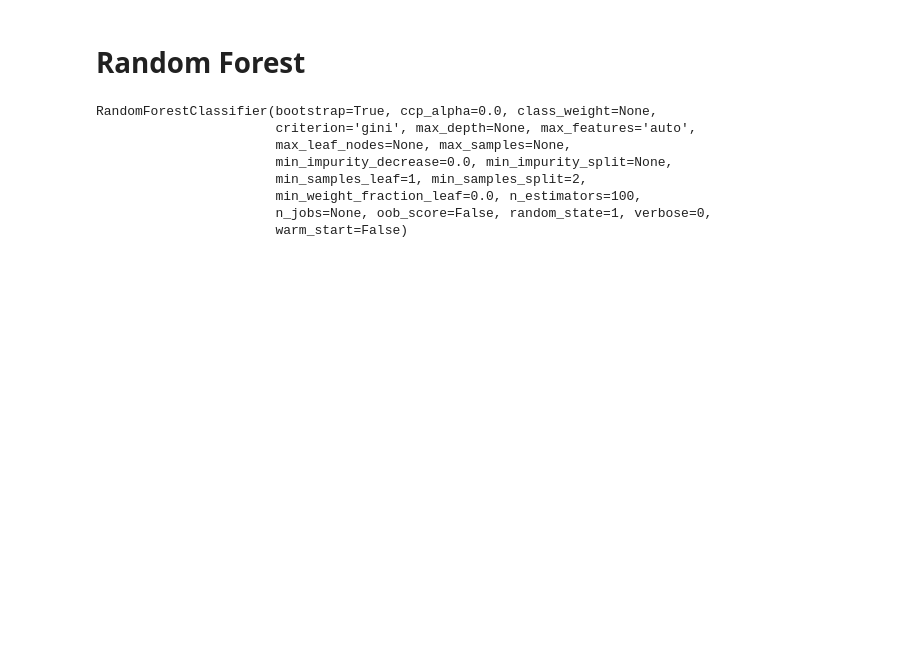
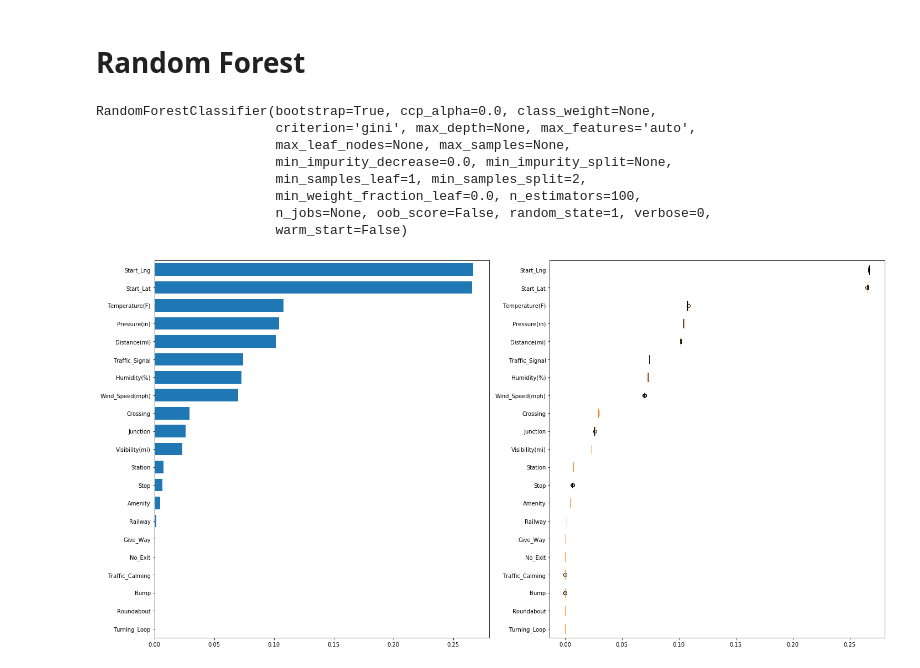
Before and after one commit to Anitaliky/Machine-Learning-2-Project, a Jupyter notebook: basic model.ipynb, the cells around one changed output. Saved outputs shown, nothing was run; the diff lists cells and outputs as text; code cells hidden in the pictures; blank space fills up the shorter version.

Commit message:
Permutation Importance - Accuracy

```diff
--- a/basic model.ipynb
+++ b/basic model.ipynb
@@ -96,6 +96,8 @@ df = df[flot+bol+['Severity']].dropna()
 print(len(df))
 df = df.head(1000000)
 # display(df)
+df.loc[df['Severity'].isin([1, 2]), 'Severity'] = 0
+df.loc[df['Severity'].isin([3, 4]), 'Severity'] = 1
 # %% [output]
 |  | ID | Source | TMC | Severity | Start_Time | End_Time | Start_Lat | Start_Lng | End_Lat | End_Lng | ... |
 | 0 | A-1 | MapQuest | 201.0 | 3 | 2016-02-08 05:46:00 | 2016-02-08 11:00:00 | 39.865147 | -84.058723 | NaN | NaN | ... |
@@ -168,3 +170,5 @@ RandomForestClassifier(bootstrap=True, ccp_alpha=0.0, class_weight=None,
                        min_weight_fraction_leaf=0.0, n_estimators=100,
                        n_jobs=None, oob_score=False, random_state=1, verbose=0,
                        warm_start=False)
+# %%
+result = permutation_importance(clf, X, y, n_repeats=10, random_state=1)
@@ -171,18 +177,16 @@ RandomForestClassifier(bootstrap=True, ccp_alpha=0.0, class_weight=None,
 # %%
-result = permutation_importance(clf, X, y, n_repeats=10,
-                                random_state=1)
-perm_sorted_idx = result.importances_mean.argsort()
+tree_importance_sorted_idx = np.argsort(result.importances_mean)
+tree_indices = np.arange(0, len(result.importances_mean)) + 0.5
 
-tree_importance_sorted_idx = np.argsort(clf.feature_importances_)
-tree_indices = np.arange(0, len(clf.feature_importances_)) + 0.5
-
-fig, (ax1, ax2) = plt.subplots(1, 2, figsize=(12, 8))
+fig, (ax1, ax2) = plt.subplots(1, 2, figsize=(20, 10))
 ax1.barh(tree_indices,
-         clf.feature_importances_[tree_importance_sorted_idx], height=0.7)
-ax1.set_yticklabels(data.feature_names[tree_importance_sorted_idx])
+         result.importances_mean[tree_importance_sorted_idx], height=0.7)
+ax1.set_yticklabels(np.array(list(df.columns))[tree_importance_sorted_idx])
 ax1.set_yticks(tree_indices)
-ax1.set_ylim((0, len(clf.feature_importances_)))
+ax1.set_ylim((0, len(result.importances_mean)))
 ax2.boxplot(result.importances[perm_sorted_idx].T, vert=False,
-            labels=data.feature_names[perm_sorted_idx])
+            labels=np.array(list(df.columns))[perm_sorted_idx])
 fig.tight_layout()
 plt.show()
+# %% [output]
+[figure, added]
```
Also changed, not shown: parts of 1 cell of this notebook, 1 other file.
